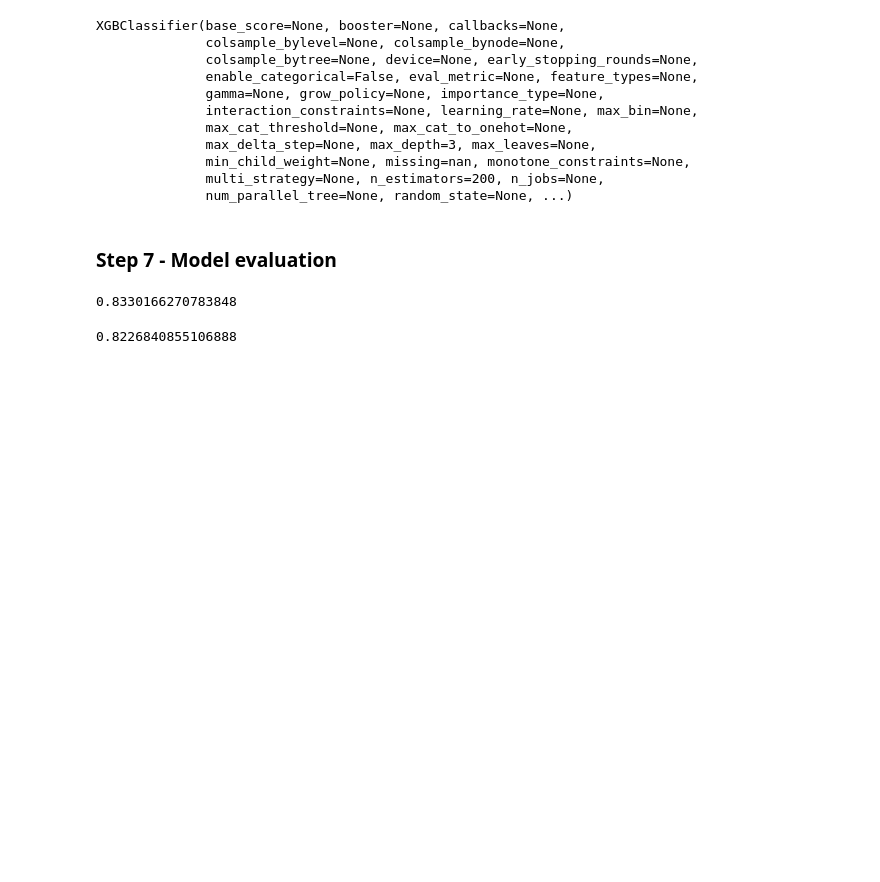
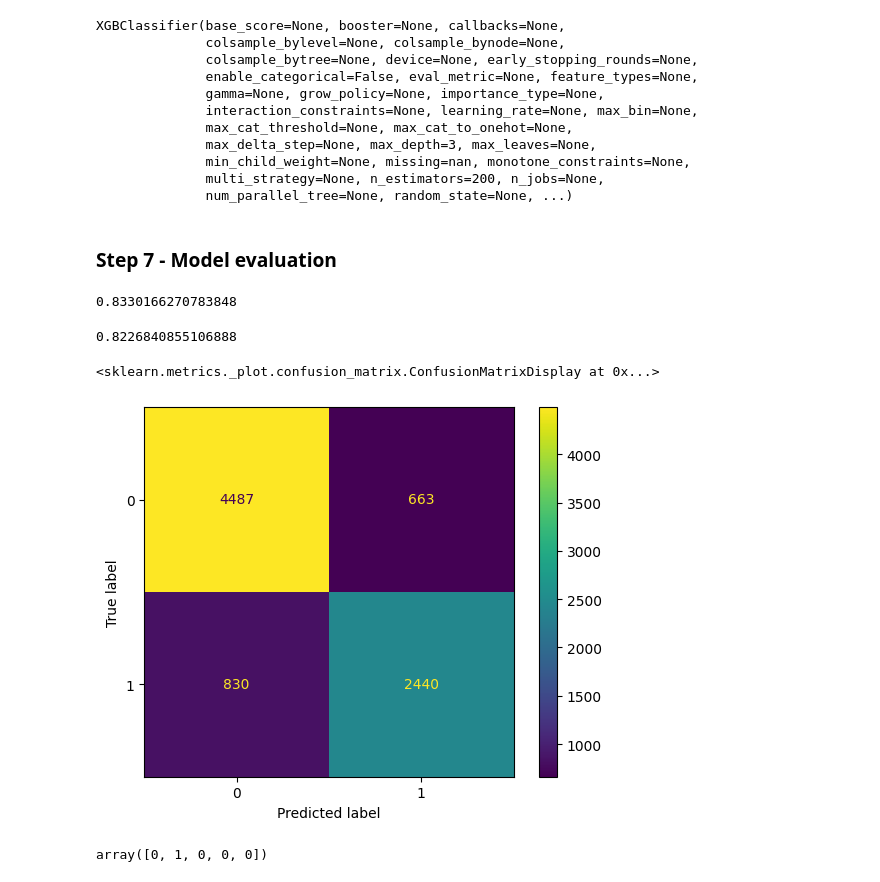
Before and after one commit to Eshikapakhale/Machine-Learning, a Jupyter notebook: 12 XGBoost/XGB.ipynb, the cells around one changed output. Drawn from its saved outputs; the diff is of its cells as text; code cells hidden in the pictures; blank space fills up the shorter version.

```diff
--- a/12 XGBoost/XGB.ipynb
+++ b/12 XGBoost/XGB.ipynb
@@ -249,3 +236,14 @@ model.score(xtrain, ytrain)
 model.score(xtest, ytest)
 # %% [output]
 0.8226840855106888
+# %%
+from sklearn.metrics import ConfusionMatrixDisplay
+ConfusionMatrixDisplay.from_estimator(model, xtest, ytest)
+# %% [output]
+<sklearn.metrics._plot.confusion_matrix.ConfusionMatrixDisplay at 0x...>
+[figure, added]
+# %%
+ypred_test = model.predict(xtest)
+ypred_test[0:5]
+# %% [output]
+array([0, 1, 0, 0, 0])
```
Also changed, not shown: parts of 39 cells of this notebook, 3 other files.
